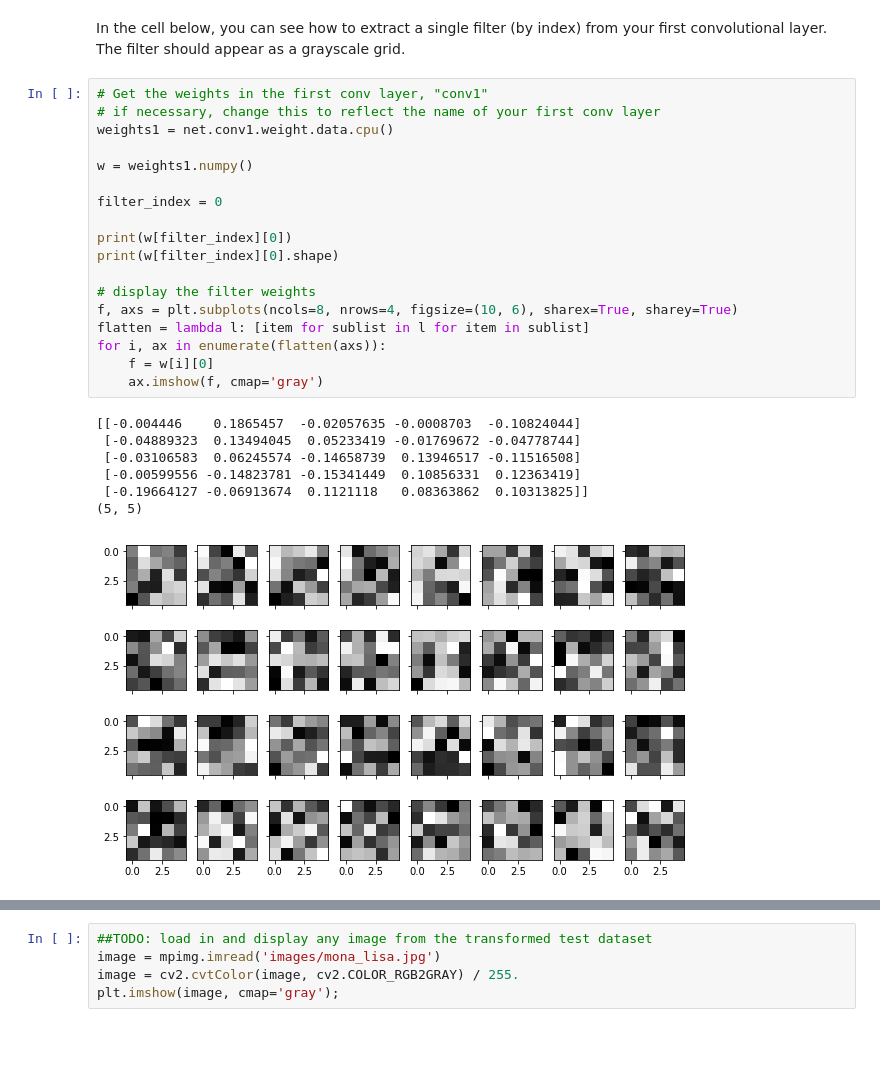
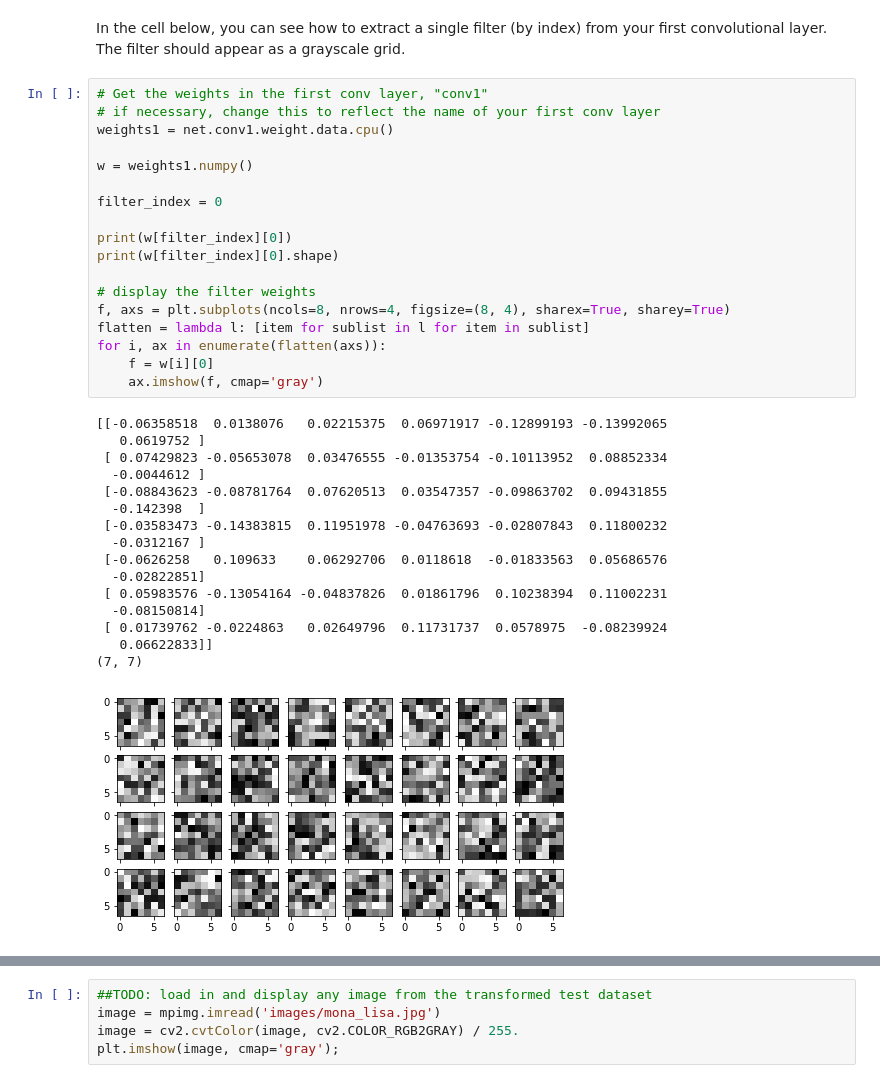
Before and after one commit to mrugankray/facial-keypoints-1, a Jupyter notebook: 2. Define the Network Architecture.ipynb, the cells around one changed output, grey strips where cells are left out. Cells and saved outputs as stored; diff of their text form; blank space fills up the shorter version.

```diff
--- a/2. Define the Network Architecture.ipynb
+++ b/2. Define the Network Architecture.ipynb
@@ -482,29 +562,38 @@ In the cell below, you can see how to extract a single filter (by index) from yo
 # %%
 # Get the weights in the first conv layer, "conv1"
 # if necessary, change this to reflect the name of your first conv layer
 weights1 = net.conv1.weight.data.cpu()
 
 w = weights1.numpy()
 
 filter_index = 0
 
 print(w[filter_index][0])
 print(w[filter_index][0].shape)
 
 # display the filter weights
-f, axs = plt.subplots(ncols=8, nrows=4, figsize=(10, 6), sharex=True, sharey=True)
+f, axs = plt.subplots(ncols=8, nrows=4, figsize=(8, 4), sharex=True, sharey=True)
 flatten = lambda l: [item for sublist in l for item in sublist]
 for i, ax in enumerate(flatten(axs)):
     f = w[i][0]
     ax.imshow(f, cmap='gray')
 # %% [output]
-[[-0.004446    0.1865457  -0.02057635 -0.0008703  -0.10824044]
- [-0.04889323  0.13494045  0.05233419 -0.01769672 -0.04778744]
- [-0.03106583  0.06245574 -0.14658739  0.13946517 -0.11516508]
- [-0.00599556 -0.14823781 -0.15341449  0.10856331  0.12363419]
- [-0.19664127 -0.06913674  0.1121118   0.08363862  0.10313825]]
-(5, 5)
+[[-0.06358518  0.0138076   0.02215375  0.06971917 -0.12899193 -0.13992065
+   0.0619752 ]
+ [ 0.07429823 -0.05653078  0.03476555 -0.01353754 -0.10113952  0.08852334
+  -0.0044612 ]
+ [-0.08843623 -0.08781764  0.07620513  0.03547357 -0.09863702  0.09431855
+  -0.142398  ]
+ [-0.03583473 -0.14383815  0.11951978 -0.04763693 -0.02807843  0.11800232
+  -0.0312167 ]
+ [-0.0626258   0.109633    0.06292706  0.0118618  -0.01833563  0.05686576
+  -0.02822851]
+ [ 0.05983576 -0.13054164 -0.04837826  0.01861796  0.10238394  0.11002231
+  -0.08150814]
+ [ 0.01739762 -0.0224863   0.02649796  0.11731737  0.0578975  -0.08239924
+   0.06622833]]
+(7, 7)
-[figure, old version]
+[figure, new version]
 # %% [markdown]
 Each CNN has at least one convolutional layer that is composed of stacked filters (also known as convolutional kernels). As a CNN trains, it learns what weights to include in it's convolutional kernels and when these kernels are applied to some input image, they produce a set of **feature maps**. So, feature maps are just sets of filtered images; they are the images produced by applying a convolutional kernel to an input image. These maps show us the features that the different layers of the neural network learn to extract. For example, you might imagine a convolutional kernel that detects the vertical edges of a face or another one that detects the corners of eyes. You can see what kind of features each of these kernels detects by applying them to an image. One such example is shown below; from the way it brings out the lines in an the image, you might characterize this as an edge detection filter.
 
```
Also changed, not shown: parts of 15 cells of this notebook, 3 other files.
